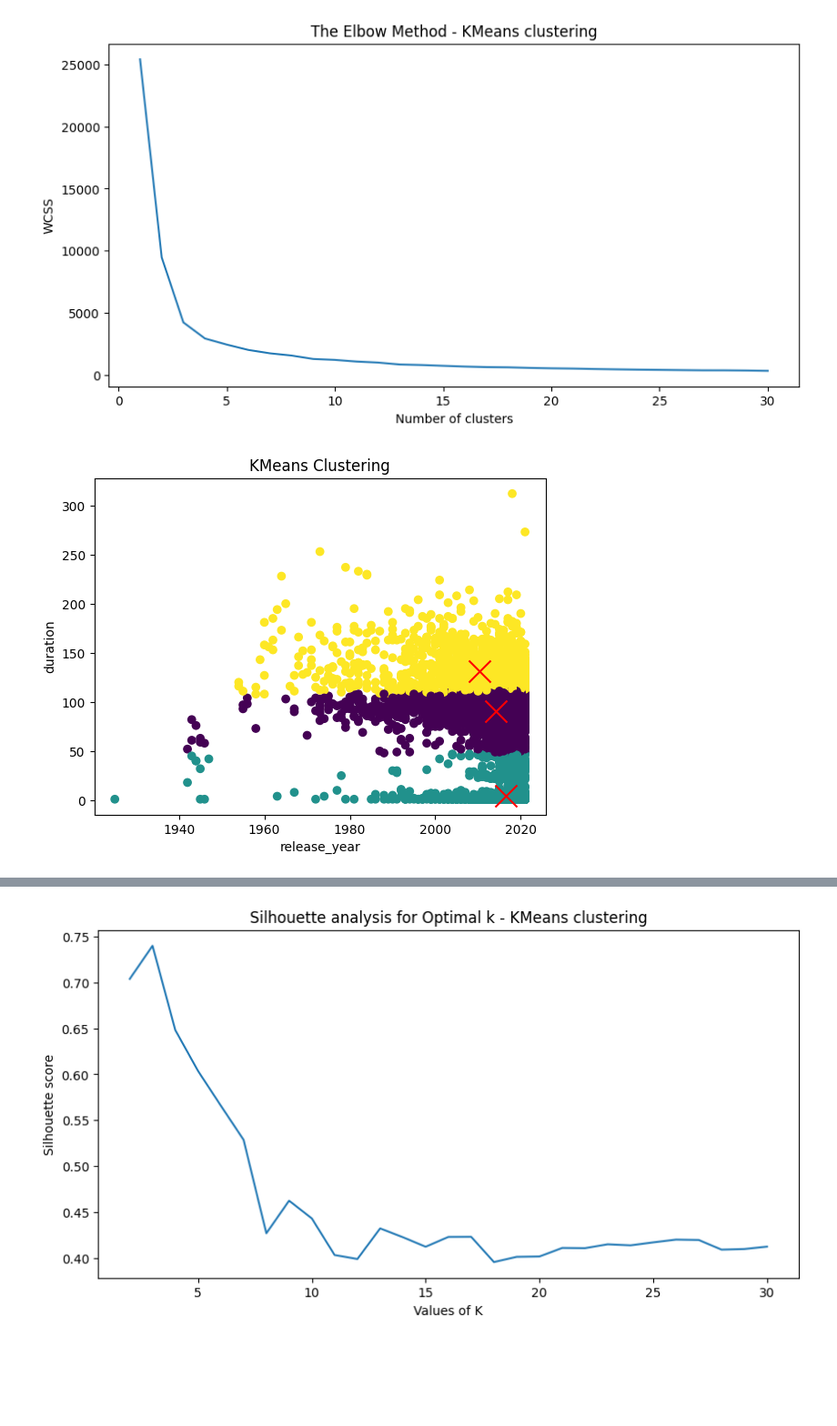
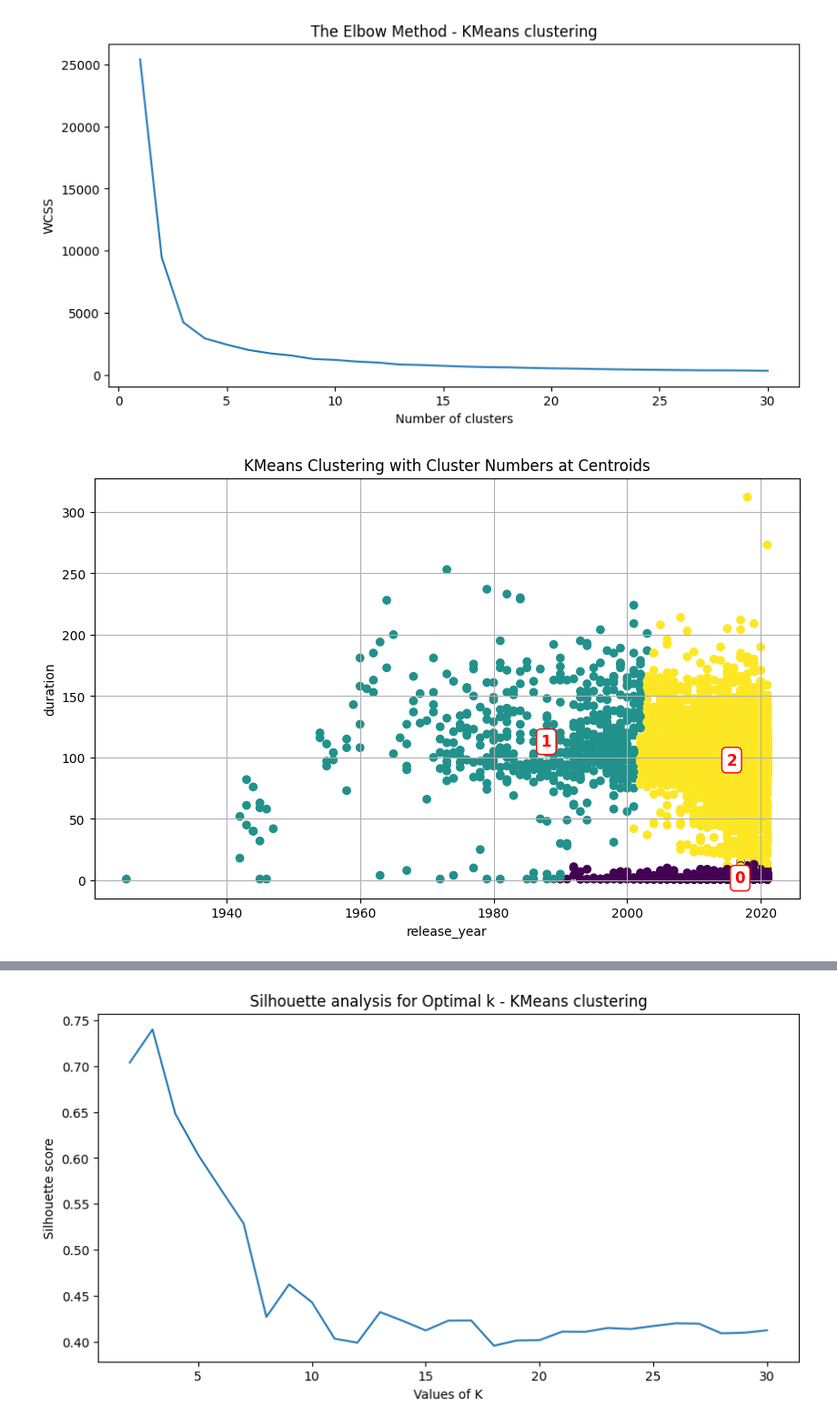
Before and after one commit to PatandyaW/Skripsikkk, a Jupyter notebook: Skripsik.ipynb, the cells around one changed output, grey strips where cells are left out. Shown at 91% size. Saved outputs shown, nothing was run; the diff lists cells and outputs as text; code cells hidden in the pictures; blank space fills up the shorter version.

```diff
--- a/Skripsik.ipynb
+++ b/Skripsik.ipynb
@@ -724,32 +704,45 @@ plt.ylabel('WCSS')
 plt.show()
 # %% [output]
 [figure]
-# %%
-import matplotlib.pyplot as plt
-from sklearn.cluster import KMeans
-import numpy as np
-
-elbow_point = 3  # You need to visually inspect the plot to determine this
-
-# Ensure X is a NumPy array
-# If X is a DataFrame, convert it to a NumPy array
-if isinstance(X, pd.DataFrame):
-    X = X.values
-
-# Apply KMeans clustering with the optimal number of clusters
-kmeans = KMeans(n_clusters=elbow_point, init='k-means++', max_iter=300, n_init=10, random_state=0)
-clusters = kmeans.fit_predict(X)  # X is your data matrix
-
-# If you have 2D or 3D data, you can visualize the clusters
-# For 2D data:
-plt.scatter(X[:, 0], X[:, 1], c=clusters, cmap='viridis', marker='o')
-plt.scatter(kmeans.cluster_centers_[:, 0], kmeans.cluster_centers_[:, 1], s=300, c='red', marker='x')
-plt.title('KMeans Clustering')
-plt.xlabel('release_year')
-plt.ylabel('duration')
-plt.show()
-# %% [output]
-[figure, removed]
+# %%
+import matplotlib.pyplot as plt
+from sklearn.cluster import KMeans
+from sklearn.preprocessing import StandardScaler
+import numpy as np
+import pandas as pd
+
+# Assume X is defined with two columns: release_year and duration
+if isinstance(X, pd.DataFrame):
+    X = X.values
+
+# Step 1: Scale the data
+scaler = StandardScaler()
+X_scaled = scaler.fit_transform(X)
+
+# Step 2: KMeans on scaled data
+elbow_point = 3
+kmeans = KMeans(n_clusters=elbow_point, init='k-means++', max_iter=300, n_init=10, random_state=33)
+clusters = kmeans.fit_predict(X_scaled)
+
+# Step 3: Inverse transform the centroids to match original scale
+centroids_original = scaler.inverse_transform(kmeans.cluster_centers_)
+
+# Step 4: Plot using original data (for correct axis interpretation)
+plt.figure(figsize=(10, 6))
+plt.scatter(X[:, 0], X[:, 1], c=clusters, cmap='viridis', marker='o')
+
+# Step 5: Add cluster numbers at centroids (in original scale)
+for i, center in enumerate(centroids_original):
+    plt.text(center[0], center[1], str(i), fontsize=12, fontweight='bold', color='red',
+             ha='center', va='center', bbox=dict(facecolor='white', edgecolor='red', boxstyle='round,pad=0.3'))
+
+plt.title('KMeans Clustering with Cluster Numbers at Centroids')
+plt.xlabel('release_year')
+plt.ylabel('duration')
+plt.grid(True)
+plt.show()
+# %% [output]
+[figure, added]
 # %%
 # kmeans = KMeans(n_clusters=optimal_clusters, init='k-means++', random_state=33)
 # cluster_labels = kmeans.fit_predict(x_pca)
```
Also changed, not shown: parts of 15 cells of this notebook.
